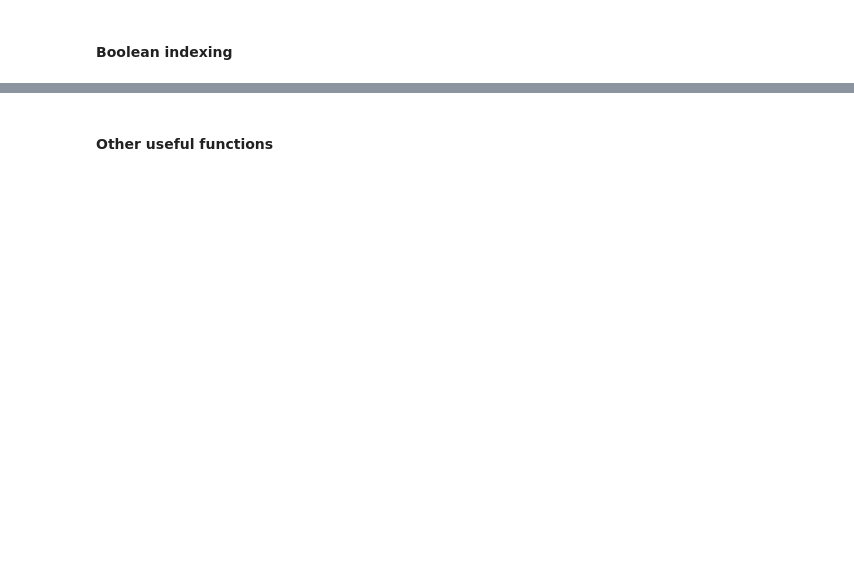
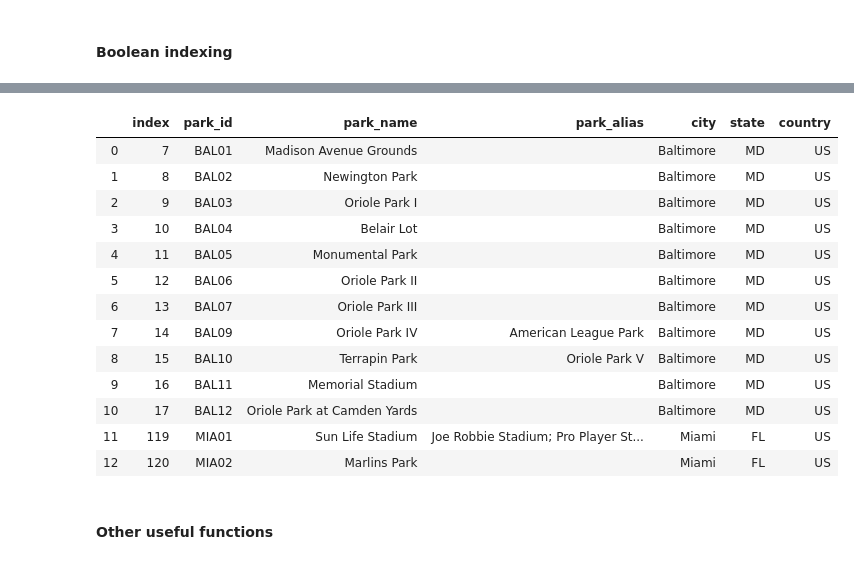
Before and after one commit to dgluesen/ss20-applied-programming, a Jupyter notebook: 20200424 - 05 - Python Bibliotheken.ipynb, the cells around one changed output, grey strips where cells are left out. Cells and saved outputs as stored; diff of their text form; code cells hidden in the pictures; blank space fills up the shorter version.

```diff
--- a/20200424 - 05 - Python Bibliotheken.ipynb
+++ b/20200424 - 05 - Python Bibliotheken.ipynb
@@ -343,7 +554,22 @@ baseball[baseball['state'] == 'GA'].loc[:, 'park_id':'city']
 # %%
 # Logical connections, dot- and square-bracket-notation for column selection is allowed
-baseball[(baseball.city == 'Baltimore') | (baseball['city'] == 'Miami')]
-#baseball[(baseball.city == 'Baltimore') | (baseball['city'] == 'Miami')].reset_index()
+#baseball[(baseball.city == 'Baltimore') | (baseball['city'] == 'Miami')]
+baseball[(baseball.city == 'Baltimore') | (baseball['city'] == 'Miami')].reset_index()
+# %% [output]
+|  | index | park_id | park_name | park_alias | city | state | country |
+| 0 | 7 | BAL01 | Madison Avenue Grounds |  | Baltimore | MD | US |
+| 1 | 8 | BAL02 | Newington Park |  | Baltimore | MD | US |
+| 2 | 9 | BAL03 | Oriole Park I |  | Baltimore | MD | US |
+| 3 | 10 | BAL04 | Belair Lot |  | Baltimore | MD | US |
+| 4 | 11 | BAL05 | Monumental Park |  | Baltimore | MD | US |
+| 5 | 12 | BAL06 | Oriole Park II |  | Baltimore | MD | US |
+| 6 | 13 | BAL07 | Oriole Park III |  | Baltimore | MD | US |
+| 7 | 14 | BAL09 | Oriole Park IV | American League Park | Baltimore | MD | US |
+| 8 | 15 | BAL10 | Terrapin Park | Oriole Park V | Baltimore | MD | US |
+| 9 | 16 | BAL11 | Memorial Stadium |  | Baltimore | MD | US |
+| 10 | 17 | BAL12 | Oriole Park at Camden Yards |  | Baltimore | MD | US |
+| 11 | 119 | MIA01 | Sun Life Stadium | Joe Robbie Stadium; Pro Player St... | Miami | FL | US |
+| 12 | 120 | MIA02 | Marlins Park |  | Miami | FL | US |
 # %% [markdown]
 #### Other useful functions
 # %%
```
Also changed, not shown: parts of 68 cells of this notebook.
